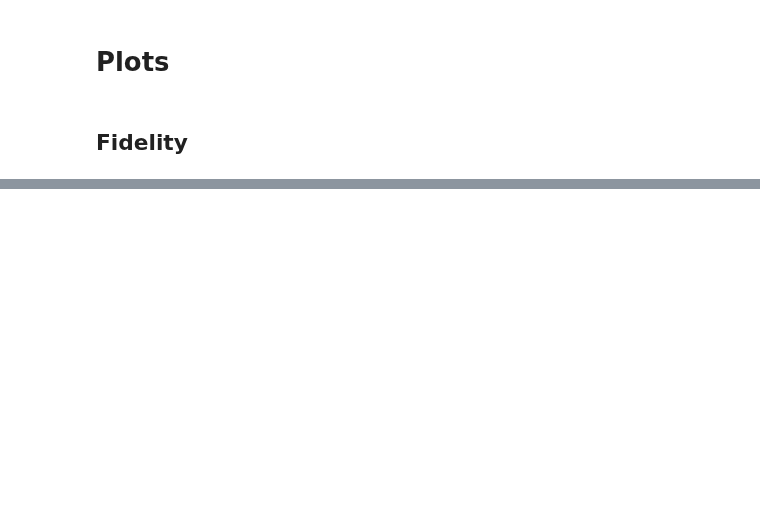
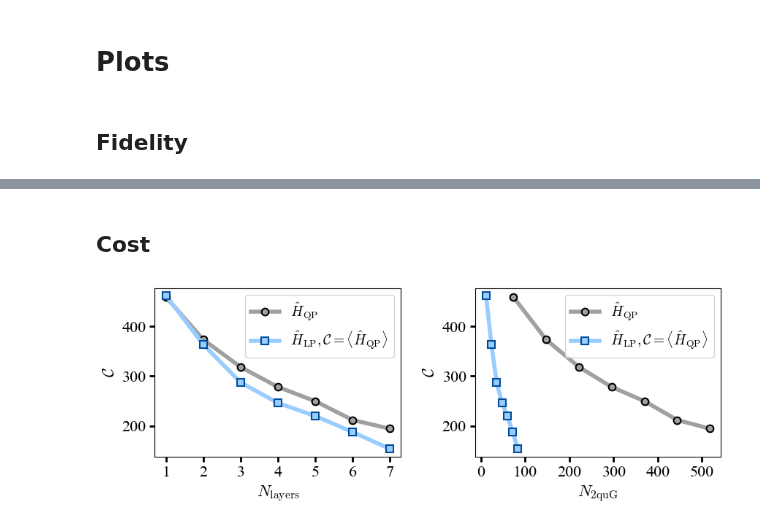
Before and after one commit to fpllcr/master-thesis, a Jupyter notebook: qaoa_factorization/notebooks/paper_plots.ipynb, the cells around one changed output, grey strips where cells are left out. Cells and saved outputs as stored; diff of their text form; code cells hidden in the pictures; blank space fills up the shorter version.

```diff
--- a/qaoa_factorization/notebooks/paper_plots.ipynb
+++ b/qaoa_factorization/notebooks/paper_plots.ipynb
@@ -207,0 +203,59 @@ axs[1].xaxis.set_major_locator(MultipleLocator(100))
+# %% [markdown]
+## Cost
+# %%
+df = experiments_df[experiments_df['number'] == N].sort_values(by=['setup', 'layers']).reset_index()
+num_qubits = df.loc[0,'num_qubits']
+
+layers = df['layers'].unique()
+
+fig, axs = plt.subplots(1, 2, figsize=(10,3))
+fig.subplots_adjust(hspace=0.5, wspace=0.3)
+
+
+for i, setup in enumerate(['standard', 'linear_quadratic']): #, 'linear_abs']):
+    df_s = df[df['setup']==setup].copy()
+
+    if setup=='standard':
+        label = r"$\hat{H}_{\mathrm{QP}}$"
+    elif setup=='linear_quadratic':
+        label = r"$\hat{H}_{\mathrm{LP}}, \mathcal{C}=\langle \hat{H}_{\mathrm{QP}} \rangle$"
+    else:
+         label = r"$\hat{H}_{\mathrm{LP}}, \mathcal{C}=\langle \hat{H}_{\mathrm{abs}} \rangle$"
+
+    axs[0].plot(
+        'layers', 'cost_median', data=df_s, label=label,
+        linewidth=linewidth, markersize=markersize, marker=Markers[i], color=Colors[i][1],
+        mec=Colors[i][0], mfc=Colors[i][1], markeredgewidth=markeredgewidth)
+
+    axs[1].plot(
+        'num_2qub_gates_max', 'cost_median', data=df_s, label=label,
+        linewidth=linewidth, markersize=markersize, marker=Markers[i], color=Colors[i][1],
+        mec=Colors[i][0], mfc=Colors[i][1], markeredgewidth=markeredgewidth)
+
+
+axs[0].set_ylabel(r"$\mathcal{C}$", fontsize = Labels_FontSize, math_fontfamily='cm', **csfont)
+axs[0].set_xlabel(r"$N_\mathrm{layers}$", fontsize = Labels_FontSize, math_fontfamily='cm', **csfont)
+
+axs[1].set_ylabel(r"$\mathcal{C}$", fontsize = Labels_FontSize, math_fontfamily='cm', **csfont)
+axs[1].set_xlabel(r"$N_\mathrm{2quG}$", fontsize = Labels_FontSize, math_fontfamily='cm', **csfont);
+
+for ax in axs:
+    labels = (ax.get_xticklabels() + ax.get_yticklabels())
+    for label in labels:
+        label.set_fontname('Times New Roman')
+
+    ax.legend(prop=legend_font, loc='best')
+    ax.xaxis.set_tick_params(width=Box_width, length=5, labelsize=Labels_FontSize)
+    ax.yaxis.set_tick_params(width=Box_width, length=5, labelsize = Labels_FontSize)
+    ax.tick_params(axis='y', which='minor', width = Box_width, length=4)
+    ax.tick_params(axis='x', which='minor', width = Box_width, length=4)
+    # ax.yaxis.set_major_locator(MultipleLocator(0.02))
+    # ax.xaxis.set_minor_formatter('{x:.0f}')
+    # ax.yaxis.set_major_formatter('{x:.1f}')
+
+axs[0].xaxis.set_major_locator(MultipleLocator(1))
+axs[1].xaxis.set_major_locator(MultipleLocator(100))
+
+#plt.savefig(f'plots/Cost_N={N}.pdf', bbox_inches='tight')
+# %% [output]
+[figure, added]
```
Also changed, not shown: parts of 8 cells of this notebook, 29 other files.
